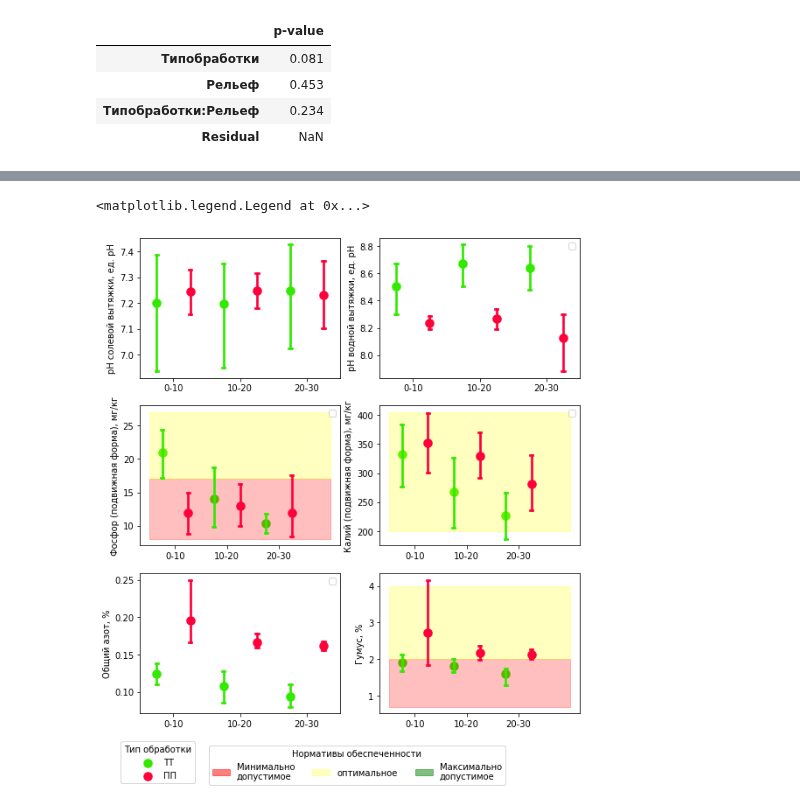
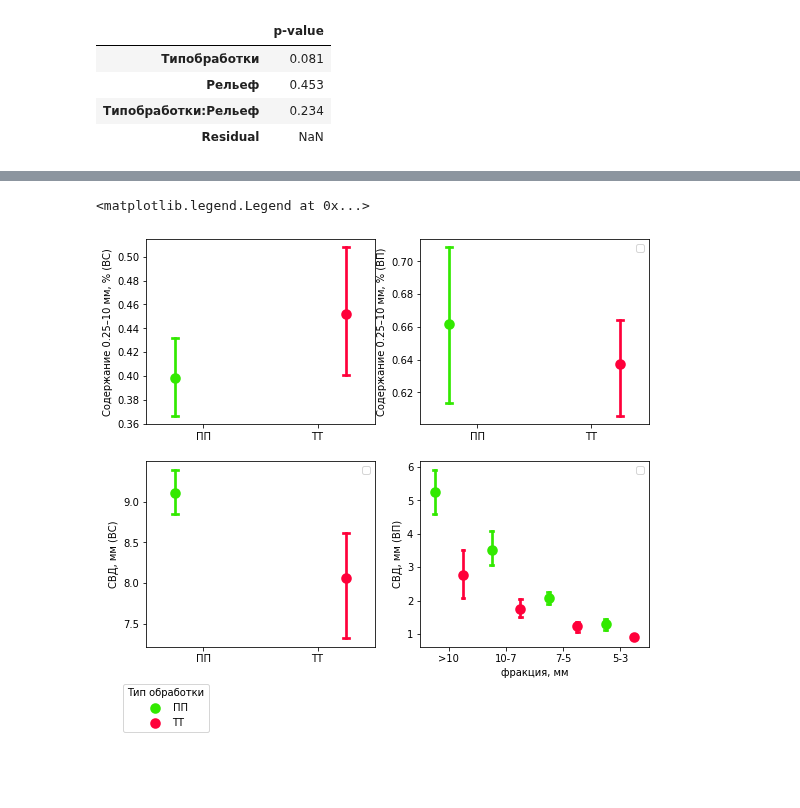
Before and after one commit to hukitoc94/total_archangelskiy, a Jupyter notebook: field_scale/field_data/полевые данные общая/для_статьи.ipynb, the cells around one changed output, grey strips where cells are left out. Saved outputs shown, nothing was run; the diff lists cells and outputs as text; code cells hidden in the pictures; blank space fills up the shorter version.

```diff
--- a/field_scale/field_data/полевые данные общая/для_статьи.ipynb
+++ b/field_scale/field_data/полевые данные общая/для_статьи.ipynb
@@ -306,16 +323,9 @@ KeyError: 'GPS №'
 # %%
-agrochem_prop = [
-    "рН солевой вытяжки, ед. рН",
-    "рН водной вытяжки, ед. рН",
-    "Фосфор (подвижная форма), мг/кг",
-    "Калий (подвижная форма), млн-1",
-    "Общий азот, %",
-    'Гумус, %']
-fig, ax  = plt.subplots(3,2, figsize = (9,10))
+fig, ax  = plt.subplots(2,2, figsize = (9,7.5))
 sns.pointplot(
-    data = тальвеги,
-    x = 'Глубина',
-    y = "рН солевой вытяжки, ед. рН",
+    data = агрофизика_для_статьи,
+    x = 'Тип обработки',
+    y = "Содержание 0,25–10 мм, %",
     hue = 'Тип обработки',
     palette = "prism",
     scale = 1.2,
@@ -325,96 +335,56 @@ sns.pointplot(
     capsize = .05,
     ax = ax[0,0])
 ax[0,0].set_xlabel('')
-ax[0,0].legend(bbox_to_anchor=(-0.1, -2.6), loc=2, borderaxespad=0., title = 'Тип обработки')
+ax[0,0].set_ylabel("Содержание 0.25–10 мм, % (ВC)")
+ax[0,0].legend(bbox_to_anchor=(-0.1, -1.4), loc=2, borderaxespad=0., title = 'Тип обработки')
 
 sns.pointplot(
-    data = тальвеги,
-    x = 'Глубина',
-    y = "рН водной вытяжки, ед. рН",
+    data = агрофизика_для_статьи,
+    x = 'Тип обработки',
+    y = "Содержание 0.25–10 мм(водоустойчивые), % ",
     hue = 'Тип обработки',
     palette = "prism",
     scale = 1.2,
     ci = 95,
     dodge= 0.5,
     join = False,
     capsize = .05,
     ax = ax[0,1])
 ax[0,1].set_xlabel('')
+ax[0,1].set_ylabel("Содержание 0.25–10 мм, % (ВП)")
 ax[0,1].legend([],[])
 
 sns.pointplot(
-    data = тальвеги,
-    x = 'Глубина',
-    y = "Фосфор (подвижная форма), мг/кг",
+    data = агрофизика_для_статьи,
+    x = 'Тип обработки',
+    y = "СВД, мм",
     hue = 'Тип обработки',
     palette = "prism",
     scale = 1.2,
     ci = 95,
     dodge= 0.5,
     join = False,
     capsize = .05,
     ax = ax[1,0])
-ax[1,0].fill_between(x = [-0.5,3] , y1 = 8,y2 = 17, color='Red', alpha = 0.25)
-ax[1,0].fill_between(x = [-0.5,3] , y1 = 17,y2 = 27, color='Yellow', alpha = 0.25)
 ax[1,0].set_xlabel('')
+ax[1,0].set_ylabel("СВД, мм (ВC)")
 ax[1,0].legend([],[])
 
 sns.pointplot(
-    data = тальвеги,
-    x = 'Глубина',
-    y = "Калий (подвижная форма), млн-1",
-    hue = 'Тип обработки',
+    data = SVD_by_agregates,
+    x = "Агрегаты, мм",
+    y = "Размер, мм",
+    hue = "Тип обработки",
     palette = "prism",
     scale = 1.2,
+    dodge = 0.5,
     ci = 95,
-    dodge= 0.5,
     join = False,
     capsize = .05,
     ax = ax[1,1])
-ax[1,1].fill_between(x = [-0.5,3] , y1 = 200,y2 = 405, color='Yellow', alpha = 0.25)
-ax[1,1].set_xlabel('')
-ax[1,1].set_ylabel('Калий (подвижная форма), мг/кг')
-
+ax[1,1].set_xlabel('фракция, мм')
+ax[1,1].set_ylabel("СВД, мм (ВП)")
 ax[1,1].legend([],[])
-
-sns.pointplot(
-    data = тальвеги,
-    x = 'Глубина',
-    y = "Общий азот, %",
-    hue = 'Тип обработки',
-    palette = "prism",
-    scale = 1.2,
-    ci = 95,
-    dodge= 0.5,
-    join = False,
-    capsize = .05,
-    ax = ax[2,0])
-ax[2,0].set_xlabel('')
-ax[2,0].legend([],[])
-
-sns.pointplot(
-    data = тальвеги,
-    x = 'Глубина',
-    y = 'Гумус, %',
-    hue = 'Тип обработки',
-    palette = "prism",
-    scale = 1.2,
-    ci = 95,
-    dodge= 0.5,
-    join = False,
-    capsize = .05,
-    ax = ax[2,1])
-ax[2,1].fill_between(x = [-0.5,3] , y1 = 0.7,y2 = 2, color='Red', alpha = 0.25)
-ax[2,1].fill_between(x = [-0.5,3] , y1 = 2,y2 = 4, color='Yellow', alpha = 0.25)
-ax[2,1].set_xlabel('')
-ax[2,1].legend([],[])
-
-
-a = mpatches.Patch(color="Red", label= 'Минимально\nдопустимое',alpha=0.5)
-b = mpatches.Patch(color="Yellow", label= "оптимальное",alpha=0.25)
-c = mpatches.Patch(color="Green", label= 'Максимально\nдопустимое',alpha=0.5)
-
-plt.legend(handles=[a,b,c], title='Нормативы обеспеченности',bbox_to_anchor=(0.65,-0.20),ncol = 3)
 # %% [output]
 <matplotlib.legend.Legend at 0x...>
-[figure, old version]
+[figure, new version]
```
Also changed, not shown: parts of 24 cells of this notebook.
